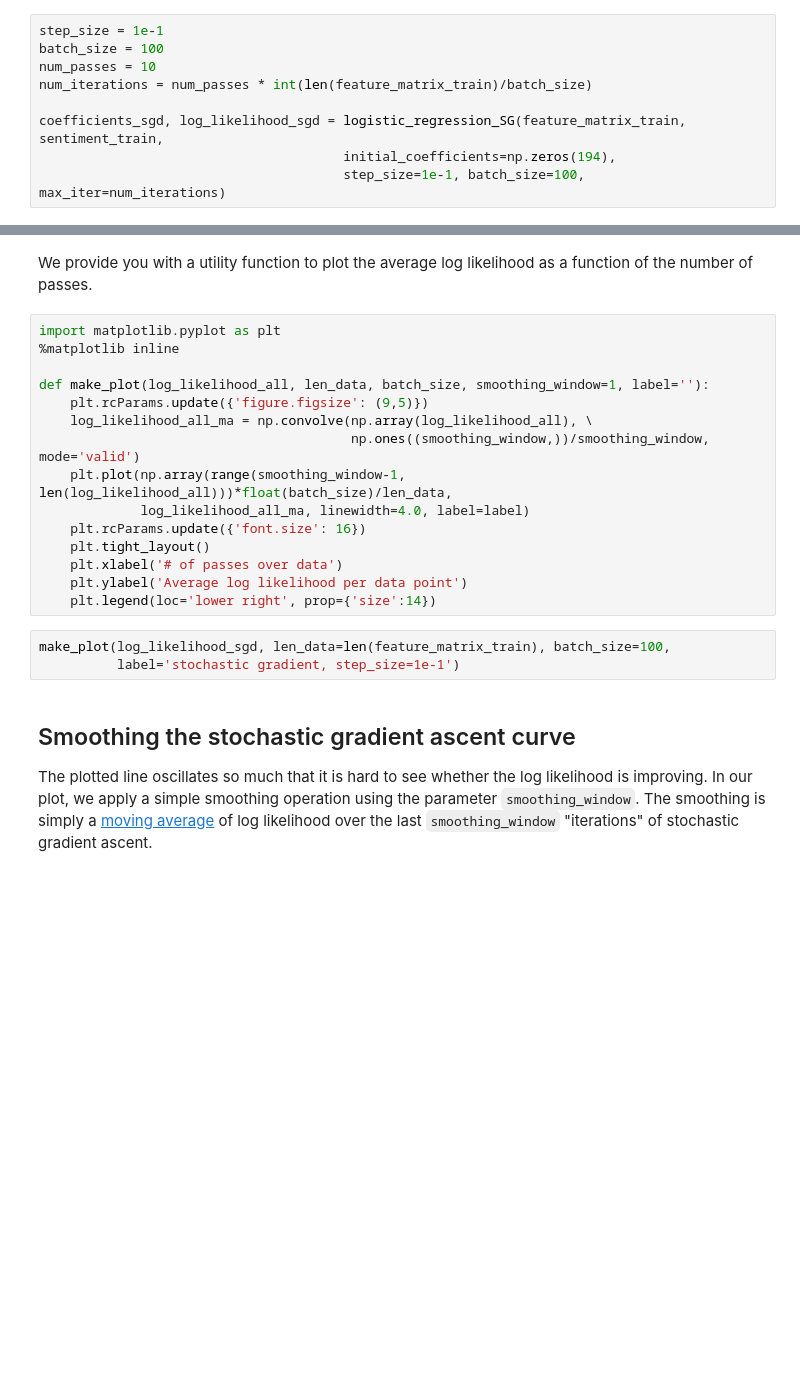
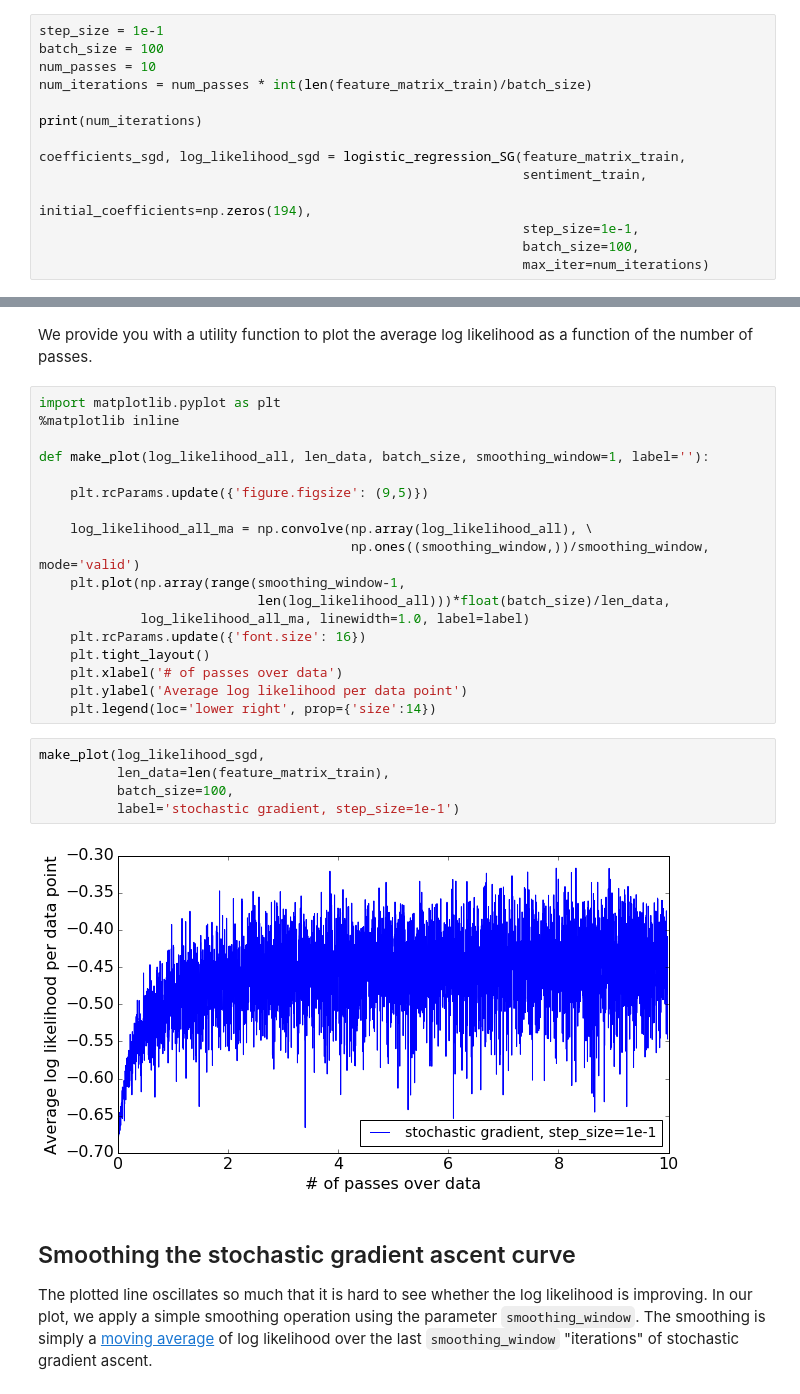
Before and after one commit to laventura/ML-classification, a Jupyter notebook: w7/module-10-online-learning-assignment-blank.ipynb, the cells around one changed output, grey strips where cells are left out. Drawn from its saved outputs; the diff is of its cells as text; blank space fills up the shorter version.

```diff
--- a/w7/module-10-online-learning-assignment-blank.ipynb
+++ b/w7/module-10-online-learning-assignment-blank.ipynb
@@ -482,6 +567,11 @@ batch_size = 100
 num_passes = 10
 num_iterations = num_passes * int(len(feature_matrix_train)/batch_size)
 
-coefficients_sgd, log_likelihood_sgd = logistic_regression_SG(feature_matrix_train, sentiment_train,
-                                       initial_coefficients=np.zeros(194),
-                                       step_size=1e-1, batch_size=100, max_iter=num_iterations)
+print(num_iterations)
+
+coefficients_sgd, log_likelihood_sgd = logistic_regression_SG(feature_matrix_train,
+                                                              sentiment_train,
+                                                              initial_coefficients=np.zeros(194),
+                                                              step_size=1e-1,
+                                                              batch_size=100,
+                                                              max_iter=num_iterations)
@@ -492,19 +600,26 @@ import matplotlib.pyplot as plt
 %matplotlib inline
 
 def make_plot(log_likelihood_all, len_data, batch_size, smoothing_window=1, label=''):
+
     plt.rcParams.update({'figure.figsize': (9,5)})
+
     log_likelihood_all_ma = np.convolve(np.array(log_likelihood_all), \
                                         np.ones((smoothing_window,))/smoothing_window, mode='valid')
-    plt.plot(np.array(range(smoothing_window-1, len(log_likelihood_all)))*float(batch_size)/len_data,
-             log_likelihood_all_ma, linewidth=4.0, label=label)
+    plt.plot(np.array(range(smoothing_window-1,
+                            len(log_likelihood_all)))*float(batch_size)/len_data,
+             log_likelihood_all_ma, linewidth=1.0, label=label)
     plt.rcParams.update({'font.size': 16})
     plt.tight_layout()
     plt.xlabel('# of passes over data')
     plt.ylabel('Average log likelihood per data point')
     plt.legend(loc='lower right', prop={'size':14})
 # %%
-make_plot(log_likelihood_sgd, len_data=len(feature_matrix_train), batch_size=100,
+make_plot(log_likelihood_sgd,
+          len_data=len(feature_matrix_train),
+          batch_size=100,
           label='stochastic gradient, step_size=1e-1')
+# %% [output]
+[figure, added]
 # %% [markdown]
 ## Smoothing the stochastic gradient ascent curve
 
```
Also changed, not shown: parts of 25 cells of this notebook.
